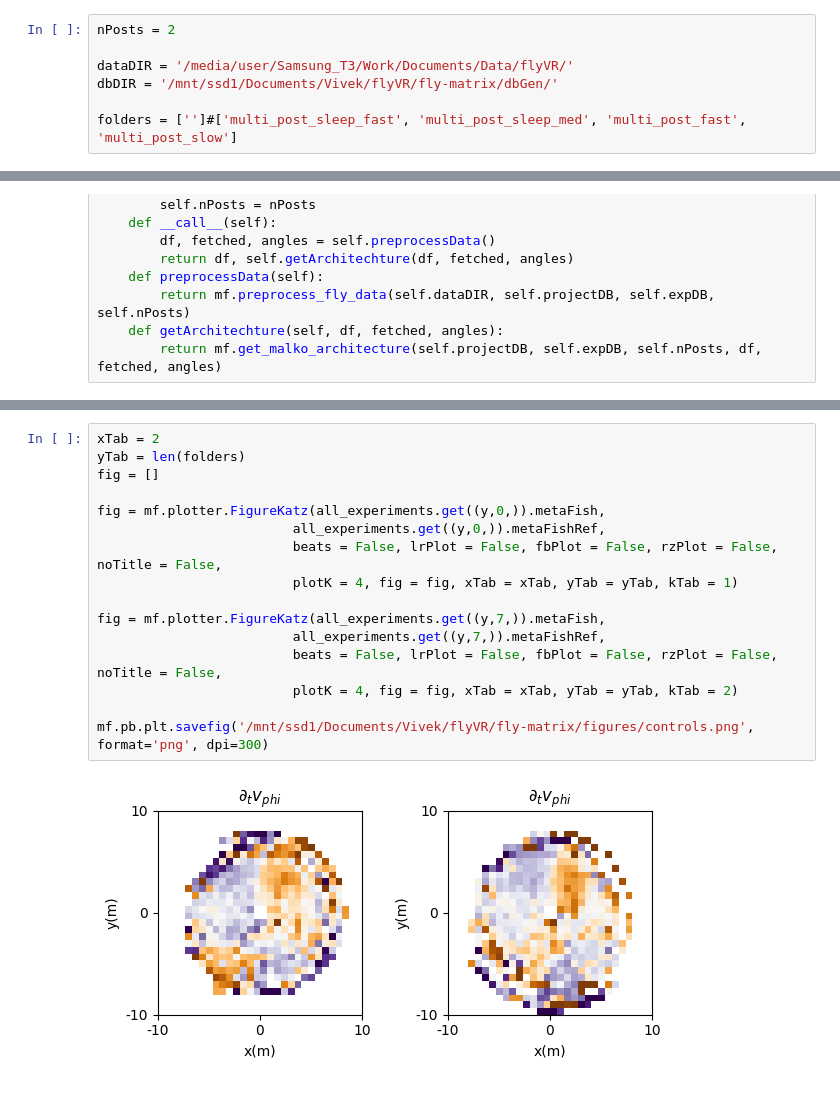
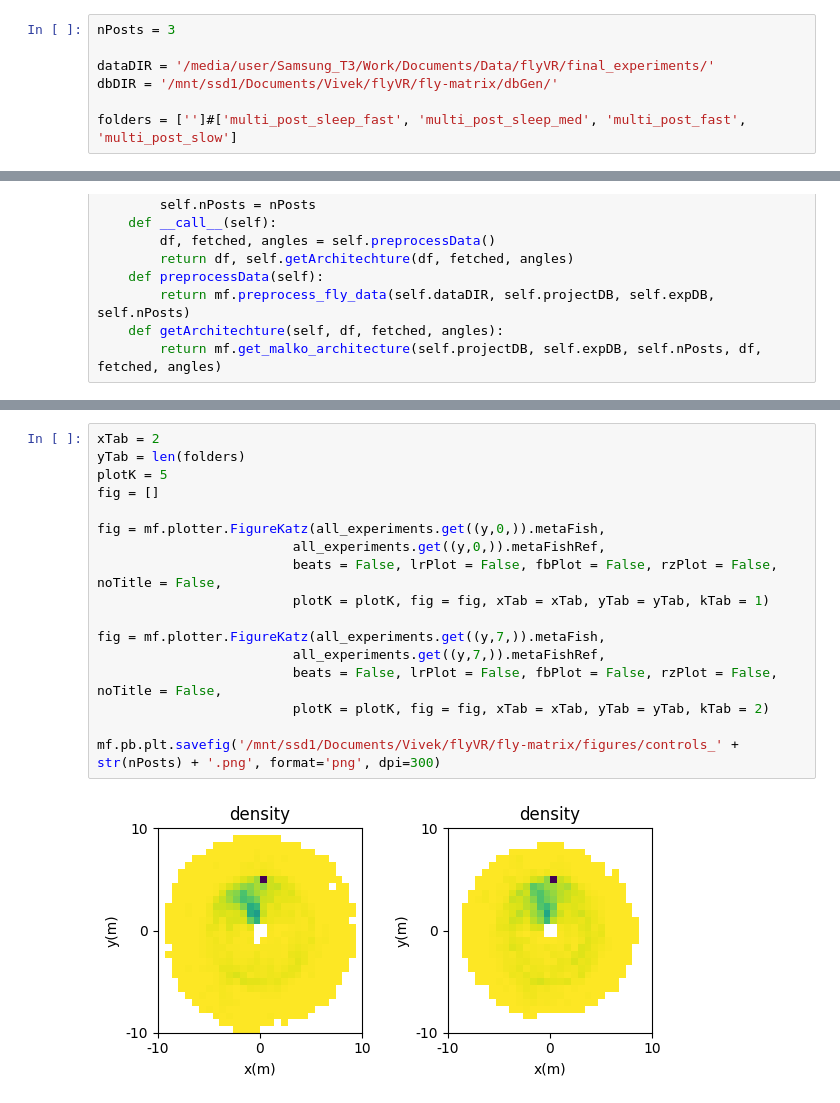
Before and after one commit to RnoB/fly-matrix, a Jupyter notebook: MalkoFly.ipynb, the cells around one changed output, grey strips where cells are left out. Cells and saved outputs as stored; diff of their text form.

Commit message:
preliminary three post figures

```diff
--- a/MalkoFly.ipynb
+++ b/MalkoFly.ipynb
@@ -5,9 +5,9 @@ import malko_fly as mf
 mf.pb.cMapNotSym = mf.pb.plt.cm.viridis_r
 mf.pb.cMapSym = mf.pb.plt.cm.PuOr_r
 # %%
-nPosts = 2
+nPosts = 3
 
-dataDIR = '/media/user/Samsung_T3/Work/Documents/Data/flyVR/'
+dataDIR = '/media/user/Samsung_T3/Work/Documents/Data/flyVR/final_experiments/'
 dbDIR = '/mnt/ssd1/Documents/Vivek/flyVR/fly-matrix/dbGen/'
 
 folders = ['']#['multi_post_sleep_fast', 'multi_post_sleep_med', 'multi_post_fast', 'multi_post_slow']
@@ -67,21 +70,22 @@ mf.pb.plt.savefig('/mnt/ssd1/Documents/Vivek/flyVR/fly-matrix/figures/trajectori
 # %%
 xTab = 2
 yTab = len(folders)
+plotK = 5
 fig = []
 
 fig = mf.plotter.FigureKatz(all_experiments.get((y,0,)).metaFish,
                          all_experiments.get((y,0,)).metaFishRef,
                          beats = False, lrPlot = False, fbPlot = False, rzPlot = False, noTitle = False,
-                         plotK = 4, fig = fig, xTab = xTab, yTab = yTab, kTab = 1)
+                         plotK = plotK, fig = fig, xTab = xTab, yTab = yTab, kTab = 1)
 
 fig = mf.plotter.FigureKatz(all_experiments.get((y,7,)).metaFish,
                          all_experiments.get((y,7,)).metaFishRef,
                          beats = False, lrPlot = False, fbPlot = False, rzPlot = False, noTitle = False,
-                         plotK = 4, fig = fig, xTab = xTab, yTab = yTab, kTab = 2)
+                         plotK = plotK, fig = fig, xTab = xTab, yTab = yTab, kTab = 2)
 
-mf.pb.plt.savefig('/mnt/ssd1/Documents/Vivek/flyVR/fly-matrix/figures/controls.png', format='png', dpi=300)
+mf.pb.plt.savefig('/mnt/ssd1/Documents/Vivek/flyVR/fly-matrix/figures/controls_' + str(nPosts) + '.png', format='png', dpi=300)
 # %% [output]
-[figure, old version]
+[figure, new version]
 # %%
 xTab = 8
 yTab = len(folders)
```
Also changed, not shown: parts of 9 cells of this notebook, 23 other files.
